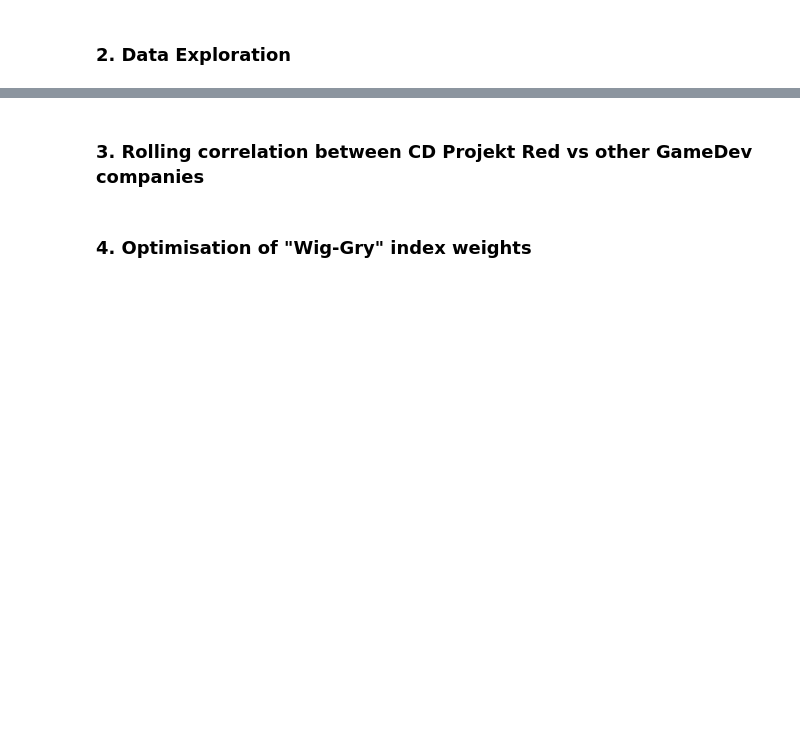
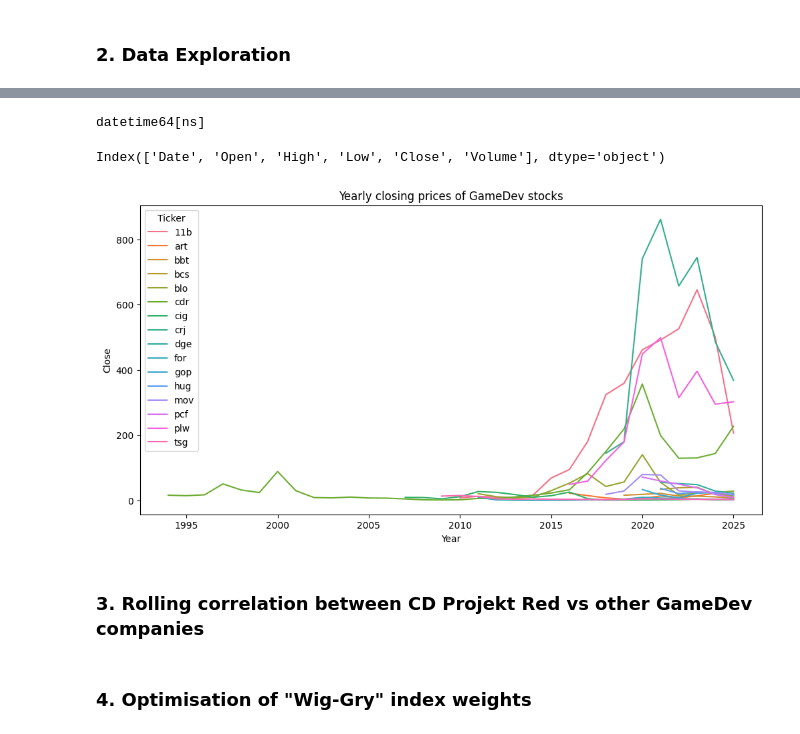
Before and after one commit to Baginsss/Gamedev-Stocks-Data-Analysis, a Jupyter notebook: main.ipynb, the cells around one changed output, grey strips where cells are left out. Drawn from its saved outputs; the diff is of its cells as text; code cells hidden in the pictures; blank space fills up the shorter version.

```diff
--- a/main.ipynb
+++ b/main.ipynb
@@ -17,3 +62,48 @@ import statsmodels.api as sm
+# %%
+#Checking for null values in any dataframe
+for ticker in dfs:
+    if dfs[ticker].isnull().any().any() == True:
+        print(dfs[ticker].isnull().sum())
+# %%
+# Changing date format
+for ticker in dfs:
+    dfs[ticker]['Data'] = pd.to_datetime(dfs[ticker]['Data'])
+
+print(dfs['blo']['Data'].dtypes)
+# %% [output]
+datetime64[ns]
+# %%
+# Changing column names from Polish to English language
+for ticker in dfs:
+    dfs[ticker] = dfs[ticker].rename(columns={
+        'Data': 'Date',
+        'Otwarcie': 'Open',
+        'Najwyzszy': 'High',
+        'Najnizszy': 'Low',
+        'Zamkniecie': 'Close',
+        'Wolumen': 'Volume'
+    })
+
+print(dfs['tsg'].columns)
+# %% [output]
+Index(['Date', 'Open', 'High', 'Low', 'Close', 'Volume'], dtype='object')
+# %%
+frames = []
+for ticker in dfs:
+    df = dfs[ticker].copy()
+    df['Year'] = df['Date'].dt.year
+    df_yearly = df.groupby('Year')['Close'].mean().reset_index()
+    df_yearly['Ticker'] = ticker
+    frames.append(df_yearly)
+
+all_yearly = pd.concat(frames)
+
+plt.figure(figsize=(12, 6))
+sns.lineplot(data=all_yearly, x='Year', y='Close', hue='Ticker')
+plt.title('Yearly closing prices of GameDev stocks')
+plt.show()
+# %% [output]
+[figure, added]
 # %% [markdown]
 ### 3. Rolling correlation between CD Projekt Red vs other GameDev companies
 # %% [markdown]
```
Also changed, not shown: parts of 4 cells of this notebook.
